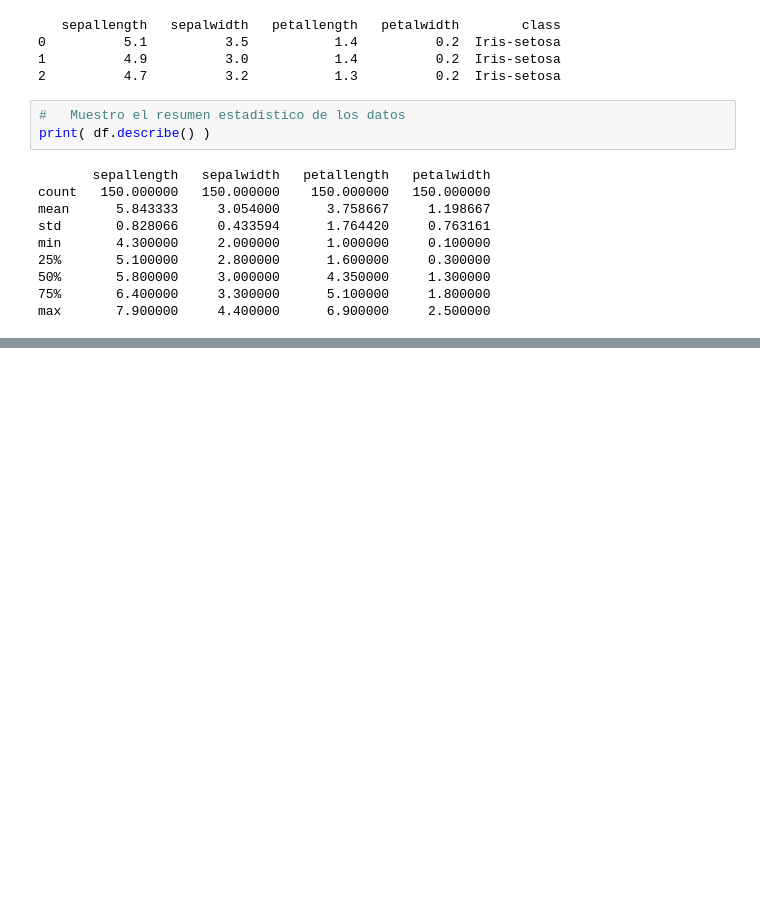
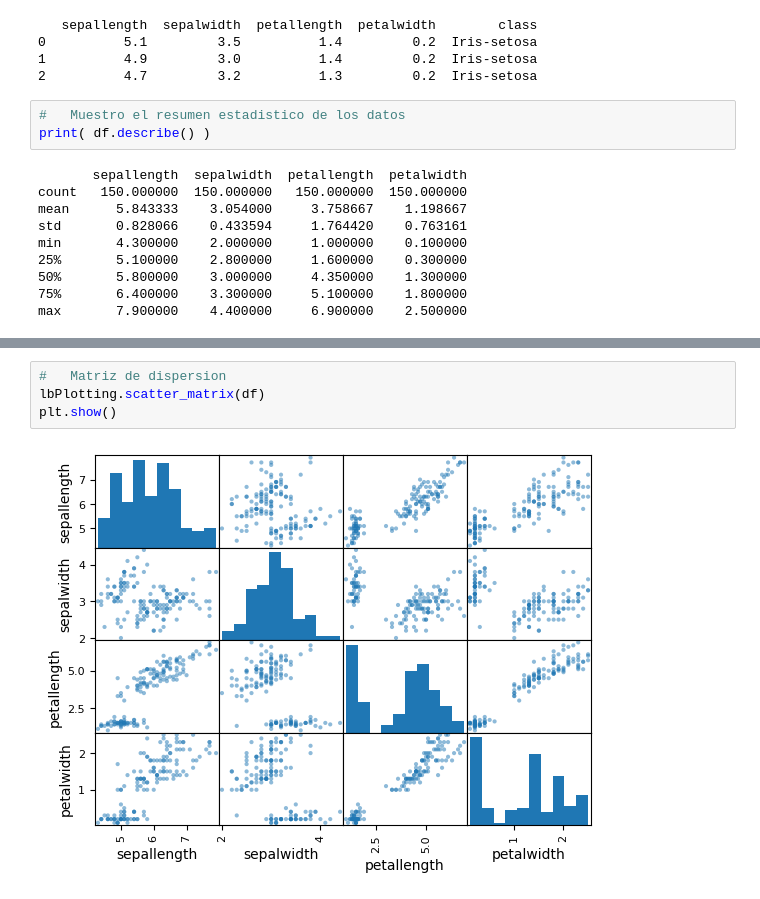
Before and after one commit to CRodriguezEc/TIA_EjmClaseTema_03, a Jupyter notebook: dsNB-IrisSetosa.ipynb, the cells around one changed output, grey strips where cells are left out. Saved outputs shown, nothing was run; the diff lists cells and outputs as text; blank space fills up the shorter version.

```diff
--- a/dsNB-IrisSetosa.ipynb
+++ b/dsNB-IrisSetosa.ipynb
@@ -54,0 +65,6 @@ dtype: int64
+# %%
+#   Matriz de dispersion
+lbPlotting.scatter_matrix(df)
+plt.show()
+# %% [output]
+[figure, added]
```
Also changed, not shown: parts of 4 cells of this notebook.
